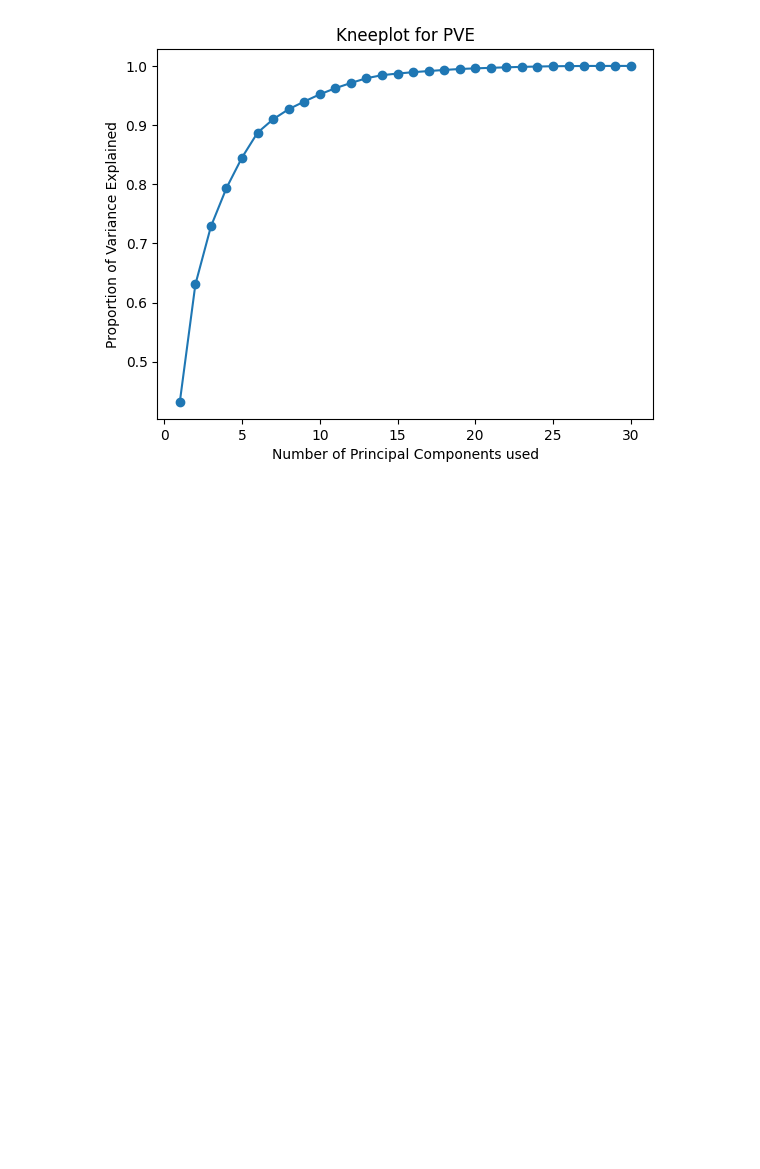
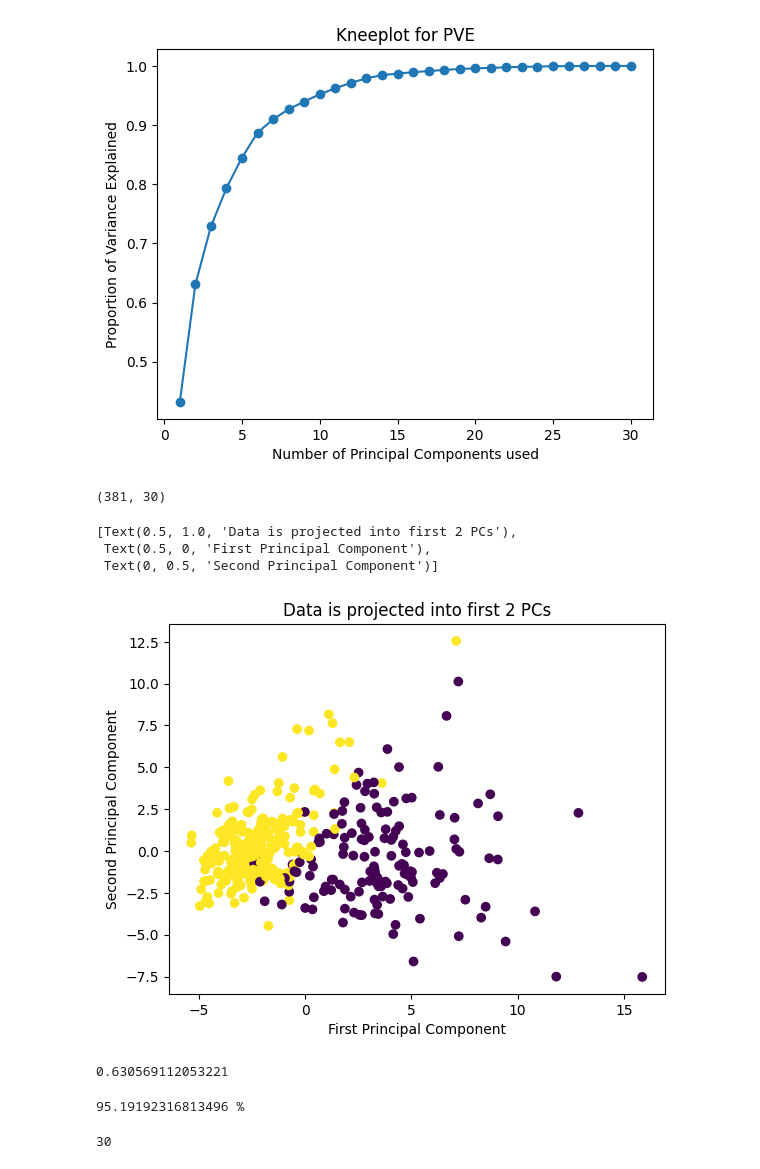
Before and after one commit to Rufshod/Machine-Learning-Alexander-Andersson, a Jupyter notebook: Code-Along/L14-PCA.ipynb, the cells around one changed output. Drawn from its saved outputs; the diff is of its cells as text; code cells hidden in the pictures; blank space fills up the shorter version.

```diff
--- a/Code-Along/L14-PCA.ipynb
+++ b/Code-Along/L14-PCA.ipynb
@@ -83,3 +83,31 @@ ax.set(title = "Kneeplot for PVE", xlabel = "Number of Principal Components used
  Text(0.5, 0, 'Number of Principal Components used'),
  Text(0, 0.5, 'Proportion of Variance Explained')]
 [figure]
+# %%
+pca_transformation = pca.transformation
+pca_transformation.shape
+# %% [output]
+(381, 30)
+# %%
+ax = plt.axes()
+
+ax.scatter(pca_transformation[:,0], pca_transformation[:,1], c = y_train)
+ax.set(title = "Data is projected into first 2 PCs", xlabel = "First Principal Component", ylabel = "Second Principal Component")
+# %% [output]
+[Text(0.5, 1.0, 'Data is projected into first 2 PCs'),
+ Text(0.5, 0, 'First Principal Component'),
+ Text(0, 0.5, 'Second Principal Component')]
+[figure, added]
+# %%
+pca.explained_variance_ratio_[0] + pca.explained_variance_ratio_[1]
+# So in above plot we can see that the first two principal components explain 63% of the variance in the data
+# so we are missing out on 37% of the variance in the data
+# %% [output]
+0.630569112053221
+# %%
+print(pca.explained_variance_ratio_[:10].sum()*100, "%")
+# The first 10 principal components explain 90% of the variance in the data
+len(pca.explained_variance_ratio_) # so if we remove 20 of the PCs we are losing 10% of the variance in the data
+# %% [output]
+95.19192316813496 %
+30
```
Also changed, not shown: parts of 4 cells of this notebook, 1 other file.
